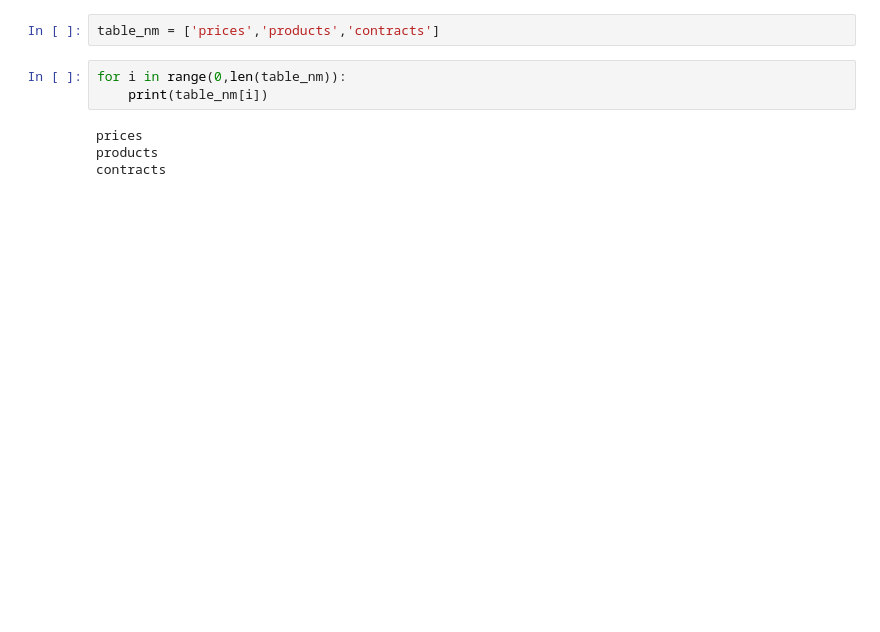
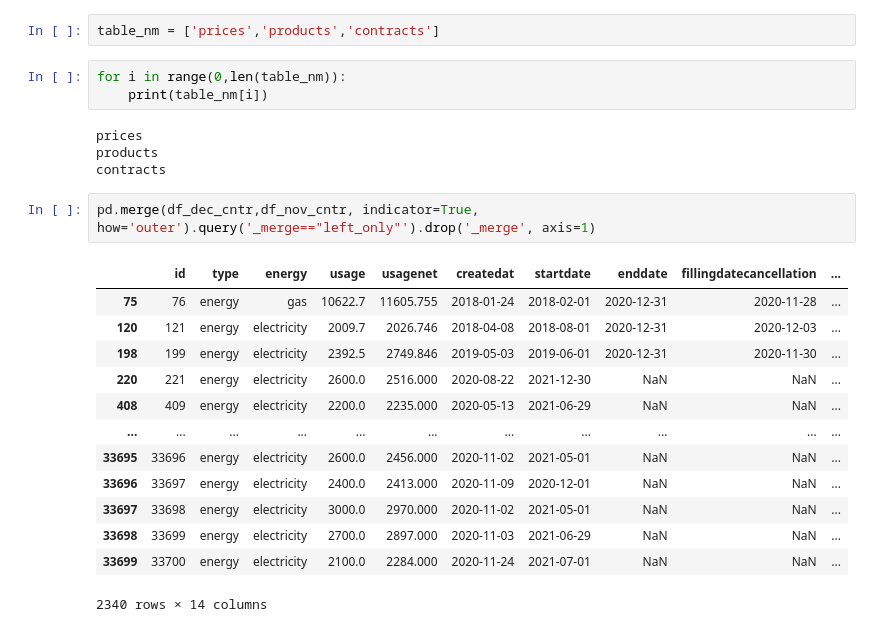
Before and after one commit to jha-manvi/CaseStudy_DE, a Jupyter notebook: case-study-nb.ipynb, the cells around one changed output. Drawn from its saved outputs; the diff is of its cells as text; blank space fills up the shorter version.

```diff
--- a/case-study-nb.ipynb
+++ b/case-study-nb.ipynb
@@ -392,3 +368,19 @@ for i in range(0,len(table_nm)):
 prices
 products
 contracts
+# %%
+pd.merge(df_dec_cntr,df_nov_cntr, indicator=True, how='outer').query('_merge=="left_only"').drop('_merge', axis=1)
+# %% [output]
+|  | id | type | energy | usage | usagenet | createdat | startdate | enddate | fillingdatecancellation | ... |
+| 75 | 76 | energy | gas | 10622.7 | 11605.755 | 2018-01-24 | 2018-02-01 | 2020-12-31 | 2020-11-28 | ... |
+| 120 | 121 | energy | electricity | 2009.7 | 2026.746 | 2018-04-08 | 2018-08-01 | 2020-12-31 | 2020-12-03 | ... |
+| 198 | 199 | energy | electricity | 2392.5 | 2749.846 | 2019-05-03 | 2019-06-01 | 2020-12-31 | 2020-11-30 | ... |
+| 220 | 221 | energy | electricity | 2600.0 | 2516.000 | 2020-08-22 | 2021-12-30 | NaN | NaN | ... |
+| 408 | 409 | energy | electricity | 2200.0 | 2235.000 | 2020-05-13 | 2021-06-29 | NaN | NaN | ... |
+| ... | ... | ... | ... | ... | ... | ... | ... | ... | ... | ... |
+| 33695 | 33696 | energy | electricity | 2600.0 | 2456.000 | 2020-11-02 | 2021-05-01 | NaN | NaN | ... |
+| 33696 | 33697 | energy | electricity | 2400.0 | 2413.000 | 2020-11-09 | 2020-12-01 | NaN | NaN | ... |
+| 33697 | 33698 | energy | electricity | 3000.0 | 2970.000 | 2020-11-02 | 2021-05-01 | NaN | NaN | ... |
+| 33698 | 33699 | energy | electricity | 2700.0 | 2897.000 | 2020-11-03 | 2021-06-29 | NaN | NaN | ... |
+| 33699 | 33700 | energy | electricity | 2100.0 | 2284.000 | 2020-11-24 | 2021-07-01 | NaN | NaN | ... |
+2340 rows × 14 columns
```
Also changed, not shown: parts of 8 cells of this notebook, 16 other files.
